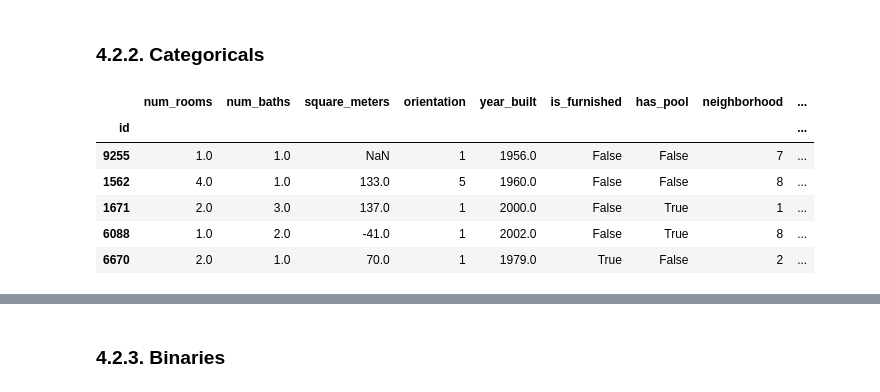
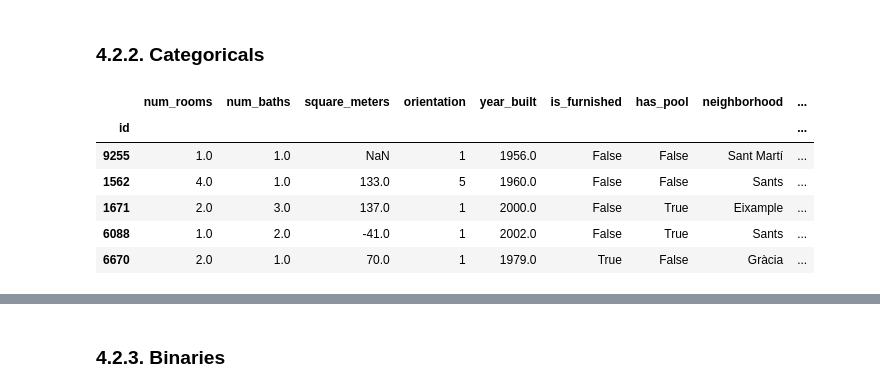
Before and after one commit to DenisProcyon/DSDM_ML_Pred, a Jupyter notebook: main.ipynb, the cells around one changed output, grey strips where cells are left out. Cells and saved outputs as stored; diff of their text form; code cells hidden in the pictures.

```diff
--- a/main.ipynb
+++ b/main.ipynb
@@ -76,36 +100,35 @@ data.head()
 # %% [markdown]
 ### 4.2.2. Categoricals
 # %%
-# Convert categorials to numericals
+# Convert unordered categorials to numericals
 
 def get_categorials(data):
     categorical_columns = [
         "orientation",
-        "neighborhood"
     ]
 
     if data is None:
         raise ValueError("The input data cannot be None.")
 
     # Apply Label Encoding for non-numeric categorical data
     for column in categorical_columns:
         if column not in data.columns:
             raise ValueError(f"Column '{column}' is not found in the data.")
         le = LabelEncoder()
         data[column] = le.fit_transform(data[column].astype(str))
 
     return data
 
 # Make sure train_data is properly initialized before calling preprocess_data
 data = get_categorials(data=data)
 
 # Peak at the data
 data.head()
 # %% [output]
 |  | num_rooms | num_baths | square_meters | orientation | year_built | is_furnished | has_pool | neighborhood | ... |
 | id |  |  |  |  |  |  |  |  | ... |
-| 9255 | 1.0 | 1.0 | NaN | 1 | 1956.0 | False | False | 7 | ... |
-| 1562 | 4.0 | 1.0 | 133.0 | 5 | 1960.0 | False | False | 8 | ... |
-| 1671 | 2.0 | 3.0 | 137.0 | 1 | 2000.0 | False | True | 1 | ... |
-| 6088 | 1.0 | 2.0 | -41.0 | 1 | 2002.0 | False | True | 8 | ... |
-| 6670 | 2.0 | 1.0 | 70.0 | 1 | 1979.0 | True | False | 2 | ... |
+| 9255 | 1.0 | 1.0 | NaN | 1 | 1956.0 | False | False | Sant Martí | ... |
+| 1562 | 4.0 | 1.0 | 133.0 | 5 | 1960.0 | False | False | Sants | ... |
+| 1671 | 2.0 | 3.0 | 137.0 | 1 | 2000.0 | False | True | Eixample | ... |
+| 6088 | 1.0 | 2.0 | -41.0 | 1 | 2002.0 | False | True | Sants | ... |
+| 6670 | 2.0 | 1.0 | 70.0 | 1 | 1979.0 | True | False | Gràcia | ... |
```
Also changed, not shown: parts of 15 cells of this notebook.
